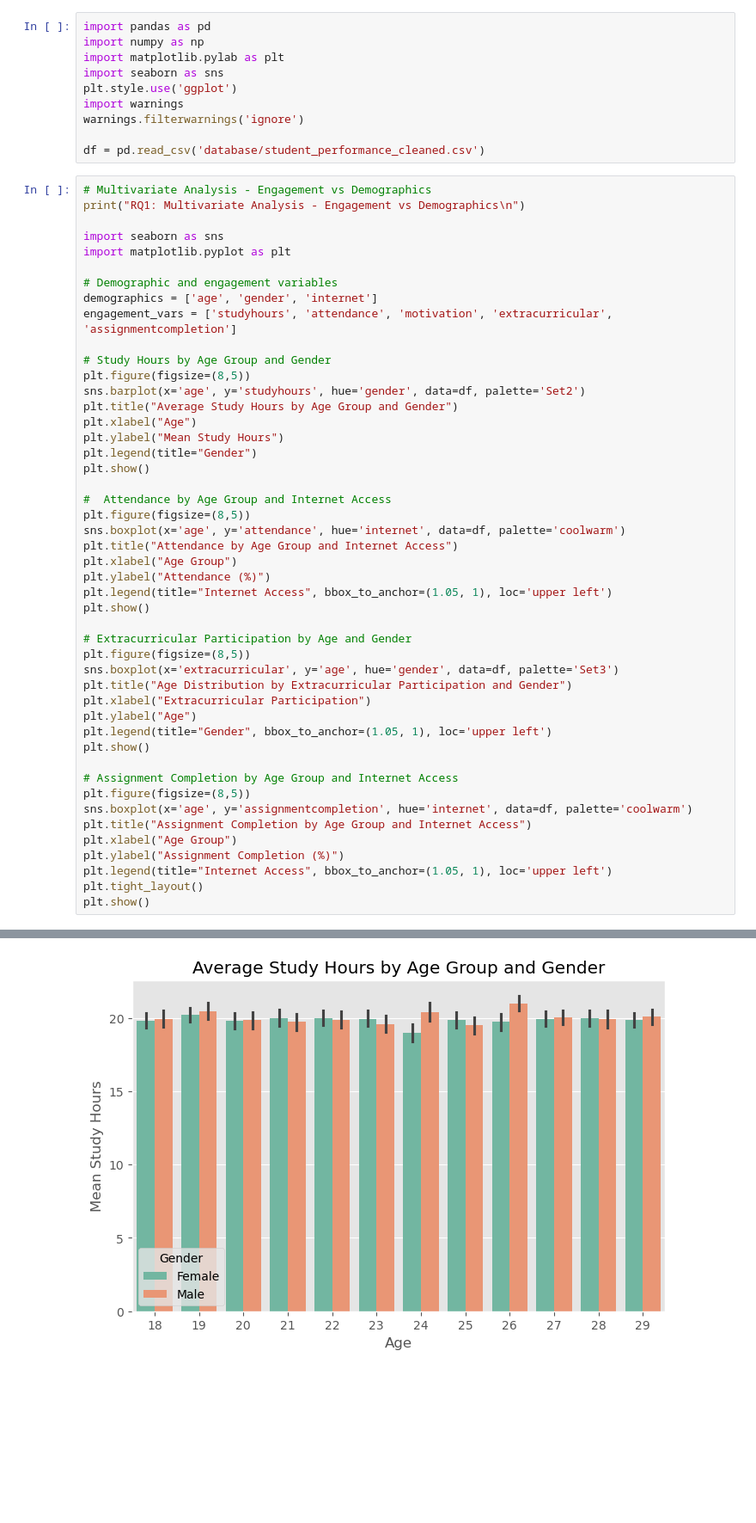
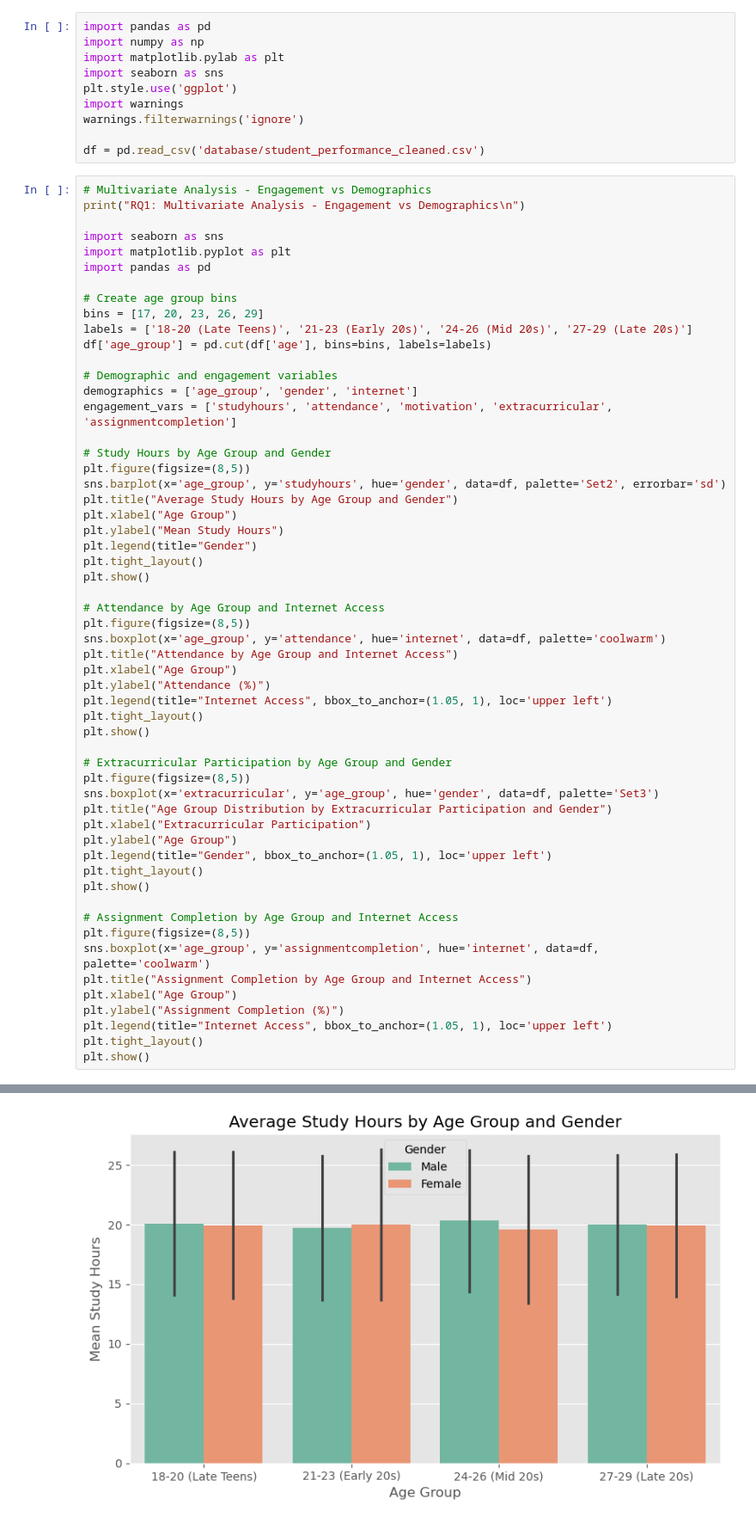
Before and after one commit to VIG2K3/BIG_DATA_PROJECT, a Jupyter notebook: EDA Analysis/Multivariate Analysis.ipynb, the cells around one changed output, grey strips where cells are left out. Shown at 86% size. Saved outputs shown, nothing was run; the diff lists cells and outputs as text; blank space fills up the shorter version.

Commit message:
Updated EDA Analysis and Checked Distribution

```diff
--- a/EDA Analysis/Multivariate Analysis.ipynb
+++ b/EDA Analysis/Multivariate Analysis.ipynb
@@ -14,47 +14,56 @@ print("RQ1: Multivariate Analysis - Engagement vs Demographics\n")
 
 import seaborn as sns
 import matplotlib.pyplot as plt
+import pandas as pd
+
+# Create age group bins
+bins = [17, 20, 23, 26, 29]
+labels = ['18-20 (Late Teens)', '21-23 (Early 20s)', '24-26 (Mid 20s)', '27-29 (Late 20s)']
+df['age_group'] = pd.cut(df['age'], bins=bins, labels=labels)
 
 # Demographic and engagement variables
-demographics = ['age', 'gender', 'internet']
+demographics = ['age_group', 'gender', 'internet']
 engagement_vars = ['studyhours', 'attendance', 'motivation', 'extracurricular', 'assignmentcompletion']
 
 # Study Hours by Age Group and Gender
 plt.figure(figsize=(8,5))
-sns.barplot(x='age', y='studyhours', hue='gender', data=df, palette='Set2')
+sns.barplot(x='age_group', y='studyhours', hue='gender', data=df, palette='Set2', errorbar='sd')
 plt.title("Average Study Hours by Age Group and Gender")
-plt.xlabel("Age")
+plt.xlabel("Age Group")
 plt.ylabel("Mean Study Hours")
 plt.legend(title="Gender")
+plt.tight_layout()
 plt.show()
 
-#  Attendance by Age Group and Internet Access
+# Attendance by Age Group and Internet Access
 plt.figure(figsize=(8,5))
-sns.boxplot(x='age', y='attendance', hue='internet', data=df, palette='coolwarm')
+sns.boxplot(x='age_group', y='attendance', hue='internet', data=df, palette='coolwarm')
 plt.title("Attendance by Age Group and Internet Access")
 plt.xlabel("Age Group")
 plt.ylabel("Attendance (%)")
 plt.legend(title="Internet Access", bbox_to_anchor=(1.05, 1), loc='upper left')
+plt.tight_layout()
 plt.show()
 
-# Extracurricular Participation by Age and Gender
+# Extracurricular Participation by Age Group and Gender
 plt.figure(figsize=(8,5))
-sns.boxplot(x='extracurricular', y='age', hue='gender', data=df, palette='Set3')
-plt.title("Age Distribution by Extracurricular Participation and Gender")
+sns.boxplot(x='extracurricular', y='age_group', hue='gender', data=df, palette='Set3')
+plt.title("Age Group Distribution by Extracurricular Participation and Gender")
 plt.xlabel("Extracurricular Participation")
-plt.ylabel("Age")
+plt.ylabel("Age Group")
 plt.legend(title="Gender", bbox_to_anchor=(1.05, 1), loc='upper left')
+plt.tight_layout()
 plt.show()
 
 # Assignment Completion by Age Group and Internet Access
 plt.figure(figsize=(8,5))
-sns.boxplot(x='age', y='assignmentcompletion', hue='internet', data=df, palette='coolwarm')
+sns.boxplot(x='age_group', y='assignmentcompletion', hue='internet', data=df, palette='coolwarm')
 plt.title("Assignment Completion by Age Group and Internet Access")
 plt.xlabel("Age Group")
 plt.ylabel("Assignment Completion (%)")
 plt.legend(title="Internet Access", bbox_to_anchor=(1.05, 1), loc='upper left')
 plt.tight_layout()
 plt.show()
 # %% [output]
 RQ1: Multivariate Analysis - Engagement vs Demographics
-[figure, old version]
+[figure, new version]
```
Also changed, not shown: parts of 4 cells of this notebook, 2 other files.
